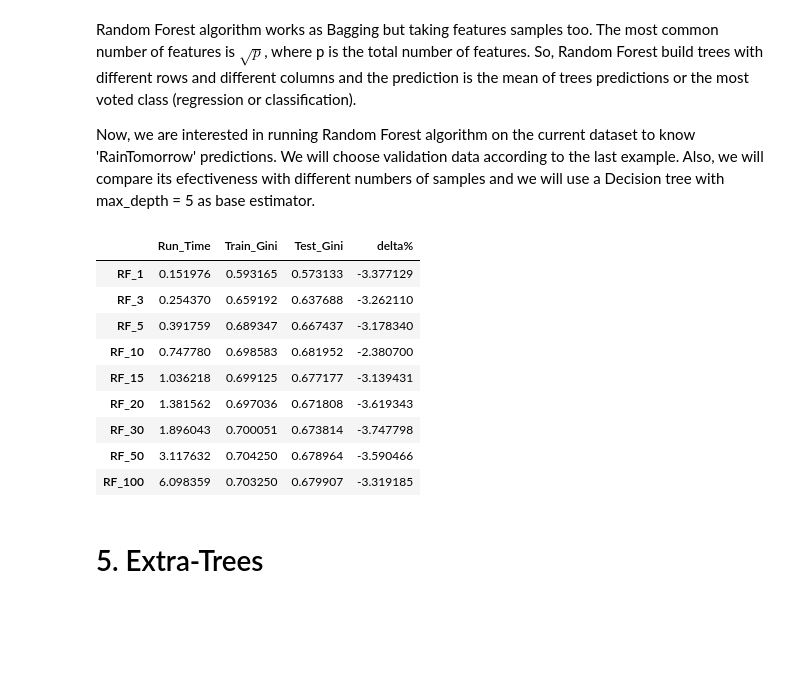
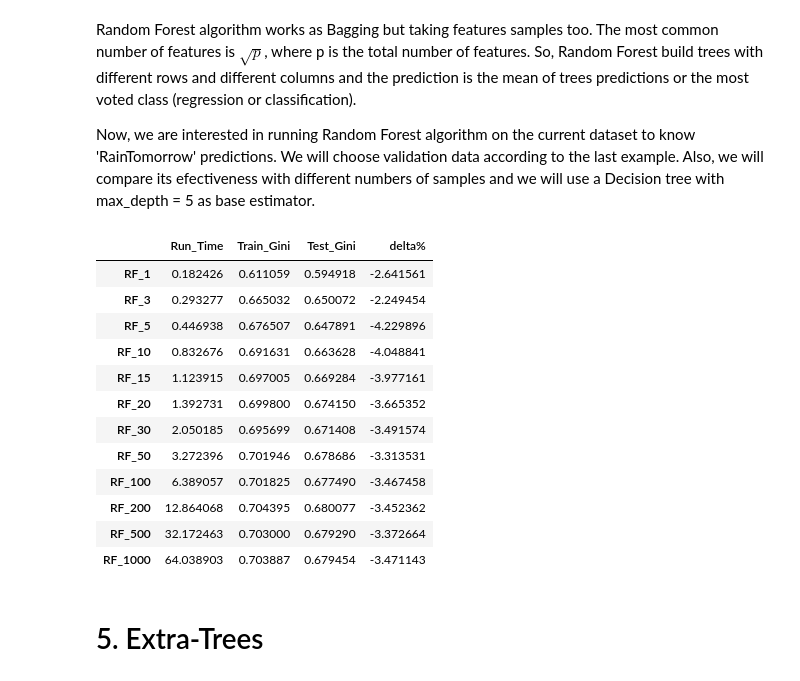
Before and after one commit to GinesMeca/TFG, a Jupyter notebook: notebooks/4. Bagging algorithms.ipynb, the cells around one changed output. Cells and saved outputs as stored; diff of their text form; code cells hidden in the pictures; blank space fills up the shorter version.

```diff
--- a/notebooks/4. Bagging algorithms.ipynb
+++ b/notebooks/4. Bagging algorithms.ipynb
@@ -56,7 +56,7 @@ test = weather[weather.Date >= test_date].fillna(-1)
 #We generate our Bagging algorithms:
 tree = DecisionTreeClassifier(max_depth = 5)
 metrics = {}
-for n_estimators in [1, 3, 5, 10, 15, 20, 30, 50, 100]:
+for n_estimators in [1, 3, 5, 10, 15, 20, 30, 50, 100, 200, 500, 1000]:
     start_time = time.time()
     model = BaggingClassifier(base_estimator = tree, n_estimators = n_estimators)
     model.fit(train[model_columns],train.RainTomorrow);
@@ -93,31 +98,34 @@ Now, we are interested in running Random Forest algorithm on the current dataset
 # %%
 #We generate our Random Forest algorithms:
 metrics = {}
-for n_estimators in [1, 3, 5, 10, 15, 20, 30, 50, 100]:
+for n_estimators in [1, 3, 5, 10, 15, 20, 30, 50, 100, 200, 500, 1000]:
     start_time = time.time()
     model = RandomForestClassifier(n_estimators = n_estimators, max_depth = 5, max_features = 'sqrt')
     model.fit(train[model_columns],train.RainTomorrow);
 
     train_pred = model.predict_proba(train[model_columns])[:, 1]
     test_pred = model.predict_proba(test[model_columns])[:, 1]
 
     metrics['RF_'+ str(n_estimators)] = {
         'Train_Gini': 2*roc_auc_score(train.RainTomorrow, train_pred)-1,
         'Test_Gini': 2*roc_auc_score(test.RainTomorrow, test_pred)-1,
         'Run_Time': time.time() - start_time
     }
 
 metrics_RF = pd.DataFrame.from_dict(metrics, orient='index',columns=['Run_Time', 'Train_Gini', 'Test_Gini'])
 metrics_RF['delta%'] = 100*(metrics_RF.Test_Gini - metrics_RF.Train_Gini) / metrics_RF.Train_Gini
 metrics_RF
 # %% [output]
 |  | Run_Time | Train_Gini | Test_Gini | delta% |
-| RF_1 | 0.151976 | 0.593165 | 0.573133 | -3.377129 |
-| RF_3 | 0.254370 | 0.659192 | 0.637688 | -3.262110 |
-| RF_5 | 0.391759 | 0.689347 | 0.667437 | -3.178340 |
-| RF_10 | 0.747780 | 0.698583 | 0.681952 | -2.380700 |
-| RF_15 | 1.036218 | 0.699125 | 0.677177 | -3.139431 |
-| RF_20 | 1.381562 | 0.697036 | 0.671808 | -3.619343 |
-| RF_30 | 1.896043 | 0.700051 | 0.673814 | -3.747798 |
-| RF_50 | 3.117632 | 0.704250 | 0.678964 | -3.590466 |
-| RF_100 | 6.098359 | 0.703250 | 0.679907 | -3.319185 |
+| RF_1 | 0.182426 | 0.611059 | 0.594918 | -2.641561 |
+| RF_3 | 0.293277 | 0.665032 | 0.650072 | -2.249454 |
+| RF_5 | 0.446938 | 0.676507 | 0.647891 | -4.229896 |
+| RF_10 | 0.832676 | 0.691631 | 0.663628 | -4.048841 |
+| RF_15 | 1.123915 | 0.697005 | 0.669284 | -3.977161 |
+| RF_20 | 1.392731 | 0.699800 | 0.674150 | -3.665352 |
+| RF_30 | 2.050185 | 0.695699 | 0.671408 | -3.491574 |
+| RF_50 | 3.272396 | 0.701946 | 0.678686 | -3.313531 |
+| RF_100 | 6.389057 | 0.701825 | 0.677490 | -3.467458 |
+| RF_200 | 12.864068 | 0.704395 | 0.680077 | -3.452362 |
+| RF_500 | 32.172463 | 0.703000 | 0.679290 | -3.372664 |
+| RF_1000 | 64.038903 | 0.703887 | 0.679454 | -3.471143 |
```
Also changed, not shown: parts of 6 cells of this notebook, 2 other files.
